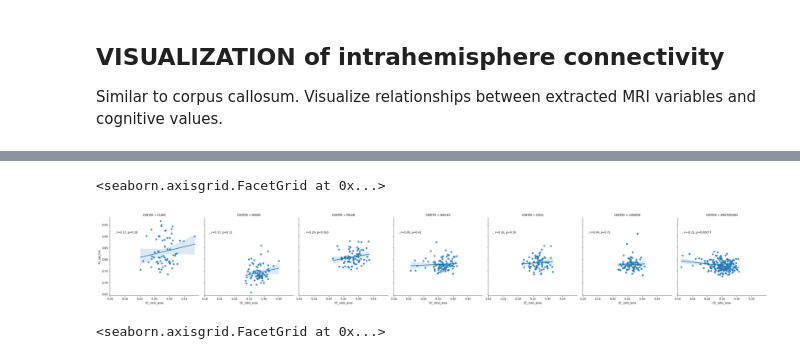
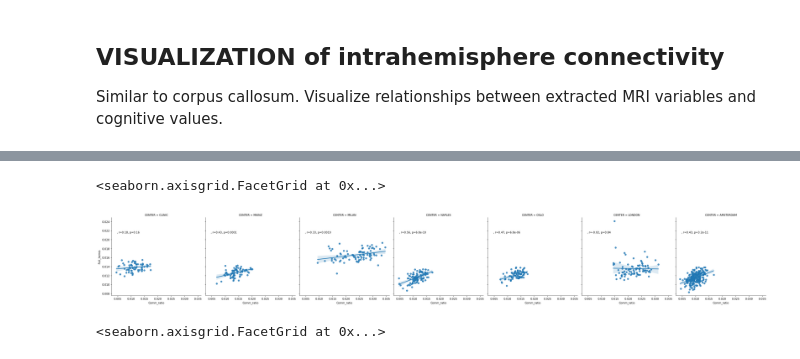
Before and after one commit to GerardMJuan/GraphNetworkMarkers, a Jupyter notebook: vis_hemisphere.ipynb, the cells around one changed output, grey strips where cells are left out. Cells and saved outputs as stored; diff of their text form; code cells hidden in the pictures.

Commit message:
update the scripts to extract values

```diff
--- a/vis_hemisphere.ipynb
+++ b/vis_hemisphere.ipynb
@@ -17,7 +17,8 @@ from functools import reduce
 # Load the csv
 
 csv_cc = f'/home/extop/GERARD/DATA/MAGNIMS2021/cc.csv'
-csv_hemis = f'/home/extop/GERARD/DATA/MAGNIMS2021/graph_values/graph_intrainter_cort_G_SC.csv'
+# csv_hemis = f'/home/extop/GERARD/DATA/MAGNIMS2021/graph_values/graph_intrainter_cort_G_SC.csv'
+csv_hemis = f'/home/extop/GERARD/DATA/MAGNIMS2021/graph_values/graph_dti_G_SC_cort.csv'
 csv_hemis_FC = f'/home/extop/GERARD/DATA/MAGNIMS2021/graph_values/graph_G_FC.csv'
 csv_hemis_cl = f'/home/extop/GERARD/DATA/MAGNIMS2021/graph_values/graph_CLINIC_og_G_SC.csv'
 csv_hemis_nodes = f'/home/extop/GERARD/DATA/MAGNIMS2021/graph_values/graph_nodes_SC.csv'
@@ -139,36 +132,36 @@ def annotate(col1, col2, data, multihue=False, **kwargs):
         ax.text(x_pos, y_pos, f'{label}, ' + 'r={:.2f}, p={:.2g}'.format(r, p),
                 transform=ax.transAxes)
 
 # Sum all values of CC and divide by ICV
 # average intrahemis connectivity
 # plot one against the other
 
 list_of_values = ["Full_hemis", "SC_inter_avg_spl", "FC_spl_full", "FC_inter_avg_spl", "FC_eff_full", "FC_inter_efficiency"]
 
 
 df_merged["Full_CC"] = df_merged["CC_Posterior"] + df_merged["CC_Mid_Posterior"] + df_merged["CC_Central"] + df_merged["CC_Mid_Anterior"] + df_merged["CC_Anterior"]
 df_merged["Comm_ratio_approx"] = ( df_merged["CC_Posterior"] + df_merged["CC_Mid_Posterior"] + df_merged["CC_Central"] + df_merged["CC_Mid_Anterior"] + df_merged["CC_Anterior"] ) / df_merged["EstimatedTotalIntraCranialVol"]
 df_merged["CC_ratio_area"] = np.sqrt(df_merged["CC_Sag_area"]) / (df_merged["BrainSegVol"]**(1./3.))
 
 # both
 df_merged["Full_hemis"] = ( df_merged["SC_L_avg_spl"] + df_merged["SC_R_avg_spl"] ) / 2
 df_merged_cl["Full_hemis"] = ( df_merged_cl["SC_L_avg_spl"] + df_merged_cl["SC_R_avg_spl"] ) / 2
 
 results = smf.ols(f'Full_hemis ~ C(CENTER)', data=df_merged).fit()
 df_merged[f"Full_hemis_C"] = results.resid
 
 results = smf.ols(f'Comm_ratio ~ C(CENTER)', data=df_merged).fit()
 df_merged[f"Comm_ratio_C"] = results.resid
 
-variable_to_plot = "CC_ratio_area"
-cc = "FC_spl_full"
+variable_to_plot = "Comm_ratio"
+cc = "Full_hemis"
 df_merged['disease'] = np.where((df_merged['GROUP']== 'HC'), "HC", "MS")
 df_merged_hc = df_merged[df_merged.disease == "HC"]
 g = sns.lmplot(data=df_merged, x=variable_to_plot, y=f"{cc}", col="CENTER")
 g.map_dataframe(annotate, variable_to_plot, cc, multihue=False)
 # %% [output]
 <seaborn.axisgrid.FacetGrid at 0x...>
-[figure, old version]
+[figure, new version]
 # %%
 df_merged["CC_Sag_area_sqrt"] = np.log10(np.sqrt(df_merged["CC_Sag_area"]))
 df_merged["TIV_cubicroot"] = np.log10(df_merged["BrainSegVol"]**(1./3.))
```
Also changed, not shown: parts of 4 cells of this notebook, 3 other files.
